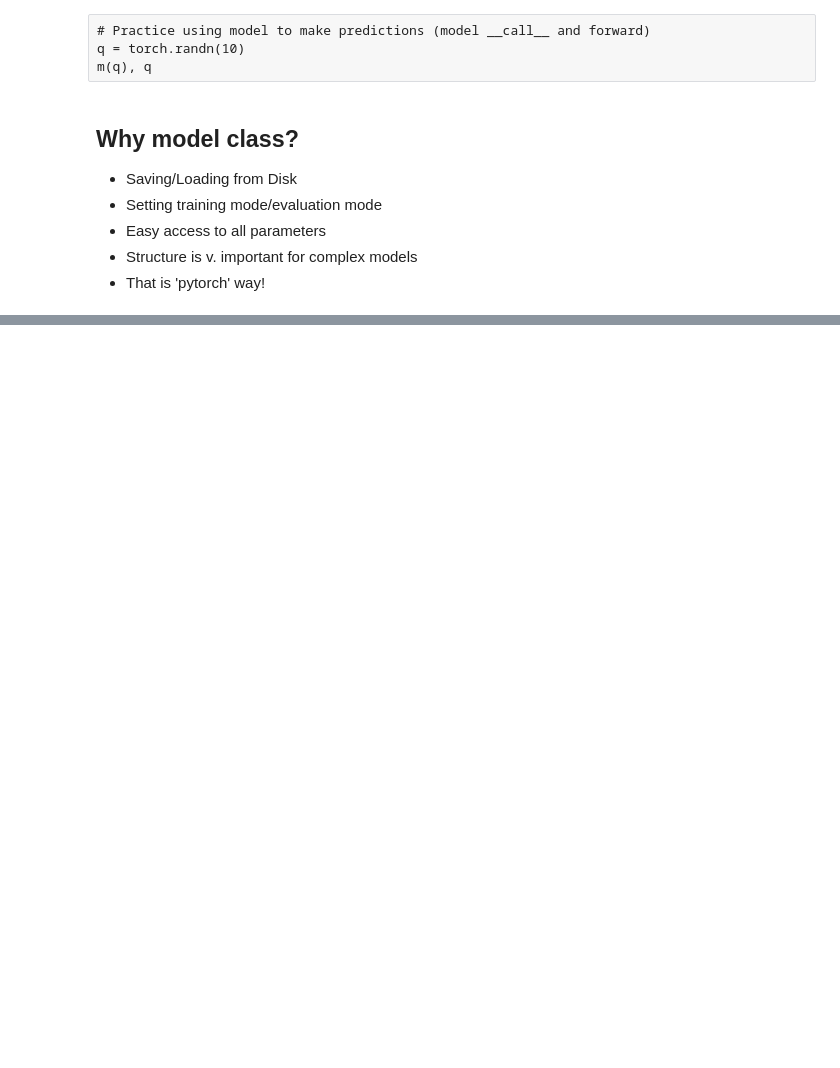
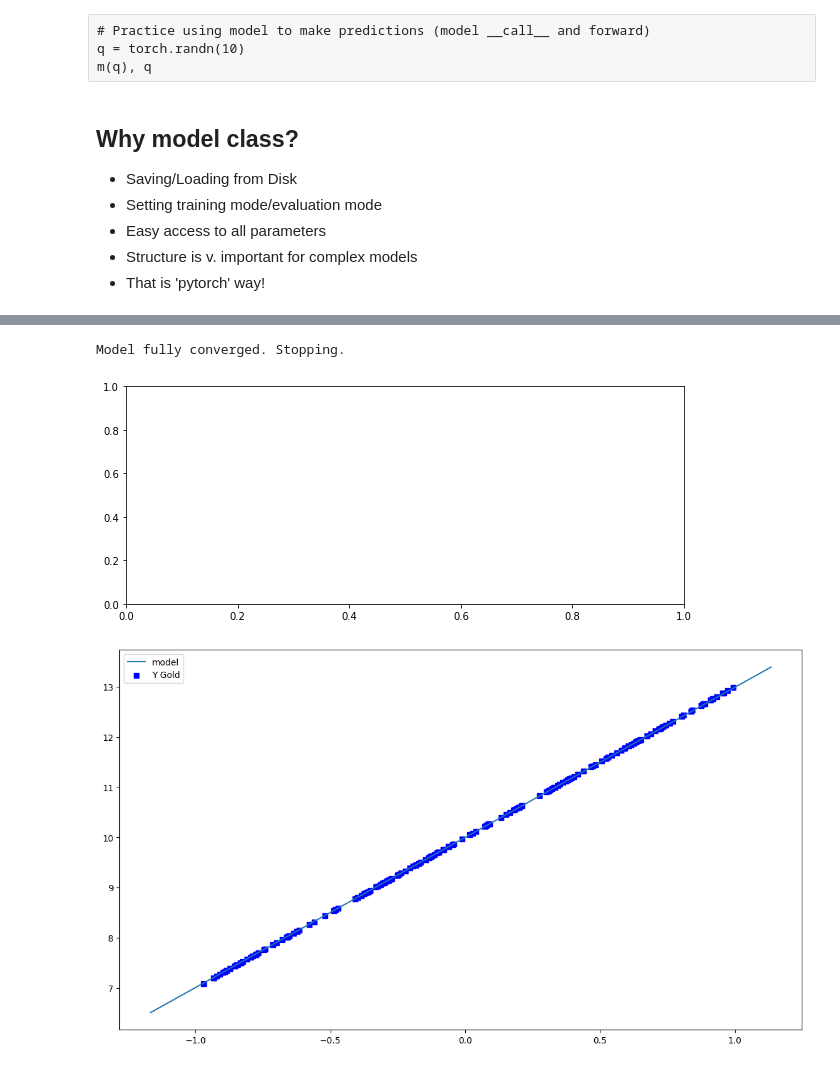
Before and after one commit to geraltofrivia/dl-workinggroup, a Jupyter notebook: notebooks/3. Introducing some structure.ipynb, the cells around one changed output, grey strips where cells are left out. Saved outputs shown, nothing was run; the diff lists cells and outputs as text; code cells hidden in the pictures; blank space fills up the shorter version.

```diff
--- a/notebooks/3. Introducing some structure.ipynb
+++ b/notebooks/3. Introducing some structure.ipynb
@@ -88,9 +93,9 @@ class LinClf(torch.nn.Module):
         # we declare the params here
         super().__init__()
 
-        self.m = torch.nn.Parameter(torch.tensor(3.5))
-        self.c = torch.nn.Parameter(torch.tensor(9.0))
+        self.m = torch.nn.Parameter(torch.tensor(0.5))
+        self.c = torch.nn.Parameter(torch.tensor(0.1))
 
     def forward(self, inputs):
         # we define 'what to do with params here'
-        return (inputs*self.m) + self.c
+        return (inputs * self.m) + self.c
@@ -105,6 +123,6 @@ m = LinClf()
 list(m.named_parameters())
 # %%
 #  and loss fn
-lfn = torch.nn.MSELoss(reduction='mean')
+lfn = torch.nn.MSELoss(reduction='sum')
 # %%
 viz_all(m, X, Y)
@@ -122,7 +142,7 @@ m(q), q
 - That is 'pytorch' way!
 # %%
 # Make optimizer
-opt = torch.optim.SGD(m.parameters(), lr=0.00005)
+opt = torch.optim.SGD(m.parameters(), lr=0.01)
 # %%
 # See optimizer things (param groups)
 opt.param_groups
@@ -161,31 +204,35 @@ for e in range(epochs):
     print(f"Parameterres before update:\n\tm: {m.m.item()}\tgrad: {m.m.grad.item() if m.m.grad else None}\n\ta2: {m.c.item()}\tgrad: {m.c.grad.item() if m.c.grad else None}")
 
     # Backpropagate
     loss.backward()
 
     # Update Parameters (m = m - lr*(dL/dm))
     opt.step()
 
 #     print(f"Parametrs after update:\n\ta1: {m.a1.item()}\tgrad: {m.a1.grad.item() if m.a1.grad else None}\n\ta2: {m.a2.item()}\tgrad: {m.a2.grad.item() if m.a2.grad else None}\n\t\n\ta1: {m.a3.item()}\tgrad: {m.a3.grad.item() if m.a3.grad else None}")
     print(f"Parameters before update:\n\tm: {m.m.item()}\tgrad: {m.m.grad.item() if m.m.grad else None}\n\ta2: {m.c.item()}\tgrad: {m.c.grad.item() if m.c.grad else None}")
     with torch.no_grad():
         ...
         print(loss.item())
 #         ax1.set_xlim(xlim[0], xlim[1])
 #         ax1.set_ylim(ylim[0], ylim[1])
         viz_all(model=m, inputs=_X, outputs=_Y, ax=ax1)
 #         viz_all(model=m, inputs=_X, outputs=_Y)
         display.display(plt.gcf())
 
     cmd = input('$: ')
     if cmd.lower().strip() in ['quit', 'q', 'exit', 'stop']:
         break
 
     plt.cla()
     display.clear_output(wait =True)
     losses.append(loss.item())
 
     if loss.item() < 0.001:
         print('Model fully converged. Stopping.')
-        viz_all(model=m, inputs=X, outputs=Y)
+#         viz_all(model=m, inputs=X, outputs=Y)
         break
+# %% [output]
+Model fully converged. Stopping.
+[figure, added]
+[figure, added]
```
Also changed, not shown: parts of 9 cells of this notebook, 2 other files.
